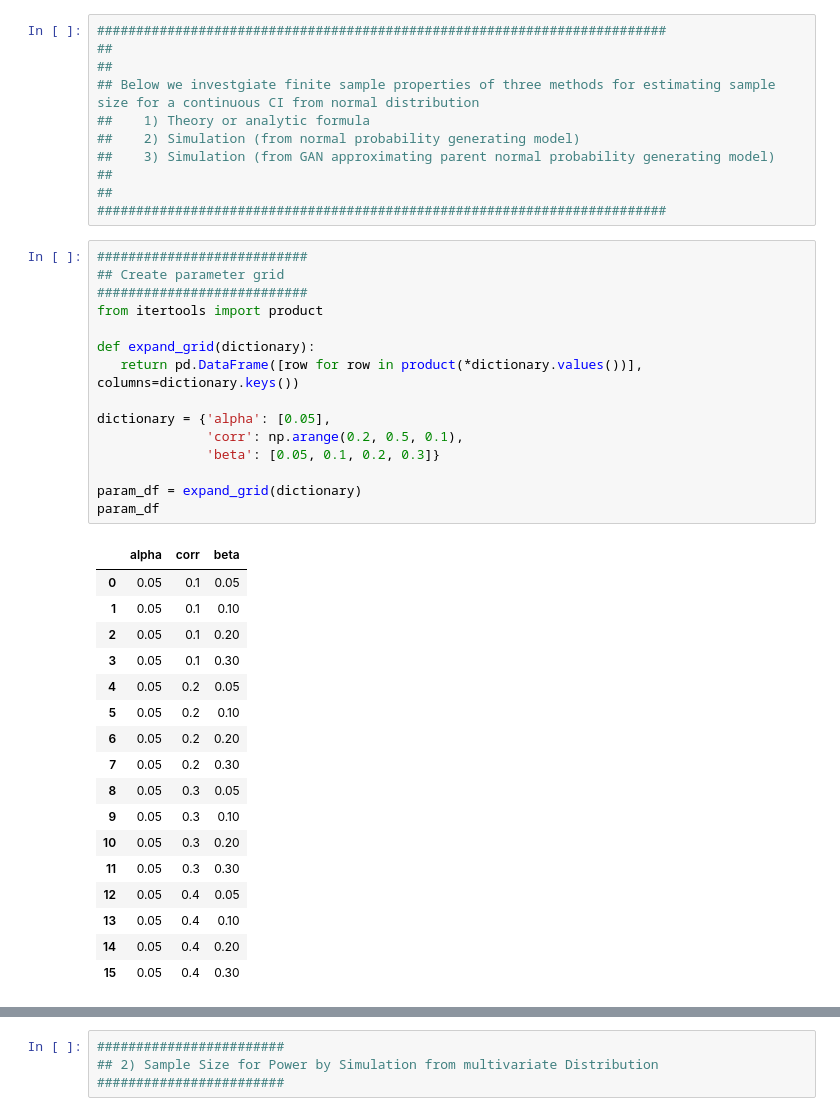
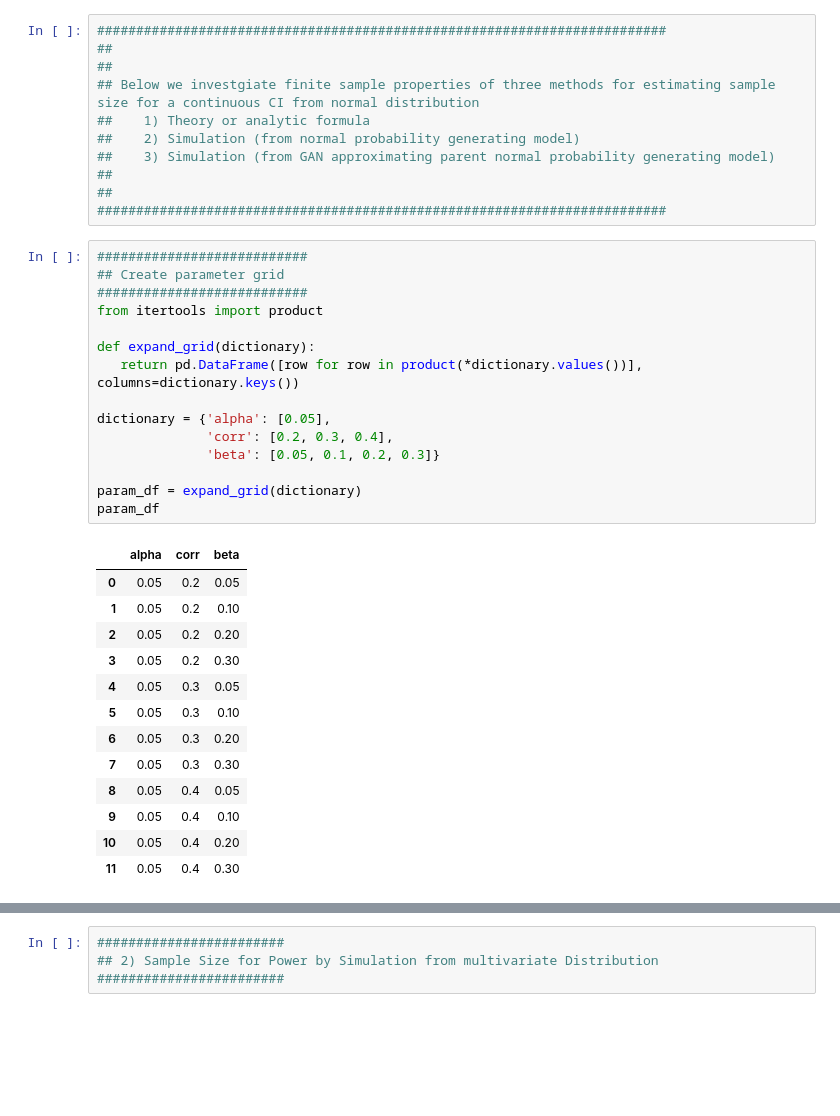
Before and after one commit to bettytan123/Sample-Size-Calculation, a Jupyter notebook: Correlation.ipynb, the cells around one changed output, grey strips where cells are left out. Cells and saved outputs as stored; diff of their text form; blank space fills up the shorter version.

```diff
--- a/Correlation.ipynb
+++ b/Correlation.ipynb
@@ -448,36 +445,32 @@ gan_results
 # %%
 ###########################
 ## Create parameter grid
 ###########################
 from itertools import product
 
 def expand_grid(dictionary):
    return pd.DataFrame([row for row in product(*dictionary.values())], columns=dictionary.keys())
 
 dictionary = {'alpha': [0.05],
-              'corr': np.arange(0.2, 0.5, 0.1),
+              'corr': [0.2, 0.3, 0.4],
               'beta': [0.05, 0.1, 0.2, 0.3]}
 
 param_df = expand_grid(dictionary)
 param_df
 # %% [output]
 |  | alpha | corr | beta |
-| 0 | 0.05 | 0.1 | 0.05 |
-| 1 | 0.05 | 0.1 | 0.10 |
-| 2 | 0.05 | 0.1 | 0.20 |
-| 3 | 0.05 | 0.1 | 0.30 |
-| 4 | 0.05 | 0.2 | 0.05 |
-| 5 | 0.05 | 0.2 | 0.10 |
-| 6 | 0.05 | 0.2 | 0.20 |
-| 7 | 0.05 | 0.2 | 0.30 |
-| 8 | 0.05 | 0.3 | 0.05 |
-| 9 | 0.05 | 0.3 | 0.10 |
-| 10 | 0.05 | 0.3 | 0.20 |
-| 11 | 0.05 | 0.3 | 0.30 |
-| 12 | 0.05 | 0.4 | 0.05 |
-| 13 | 0.05 | 0.4 | 0.10 |
-| 14 | 0.05 | 0.4 | 0.20 |
-| 15 | 0.05 | 0.4 | 0.30 |
+| 0 | 0.05 | 0.2 | 0.05 |
+| 1 | 0.05 | 0.2 | 0.10 |
+| 2 | 0.05 | 0.2 | 0.20 |
+| 3 | 0.05 | 0.2 | 0.30 |
+| 4 | 0.05 | 0.3 | 0.05 |
+| 5 | 0.05 | 0.3 | 0.10 |
+| 6 | 0.05 | 0.3 | 0.20 |
+| 7 | 0.05 | 0.3 | 0.30 |
+| 8 | 0.05 | 0.4 | 0.05 |
+| 9 | 0.05 | 0.4 | 0.10 |
+| 10 | 0.05 | 0.4 | 0.20 |
+| 11 | 0.05 | 0.4 | 0.30 |
 # %%
 #################
 ## 1) Sample Size for Continuous CI by Theory or Analytic Formula
```
Also changed, not shown: parts of 32 cells of this notebook.
